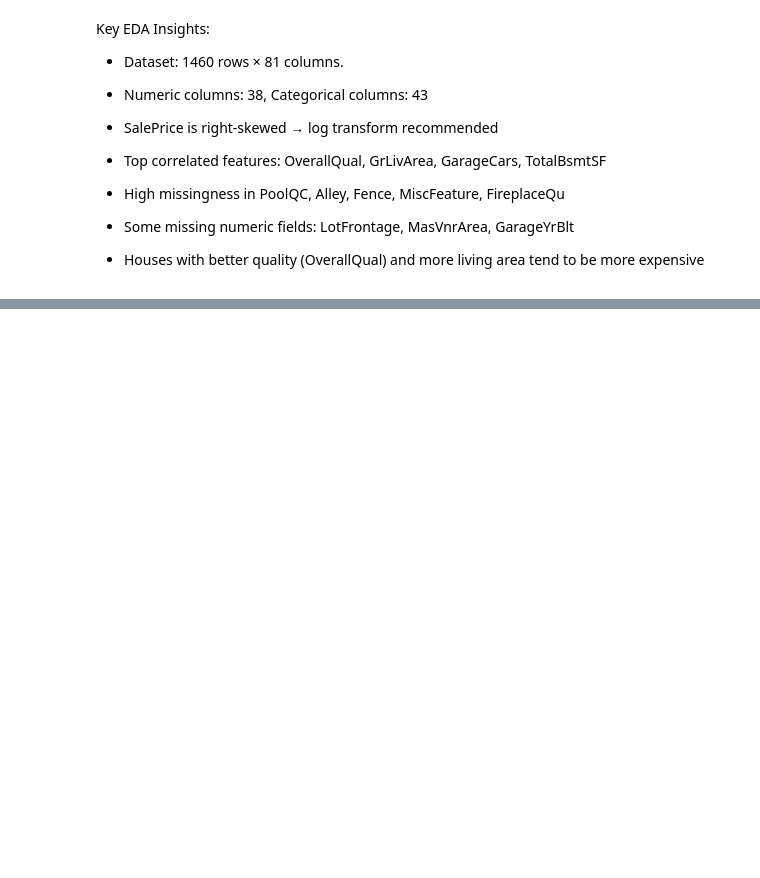
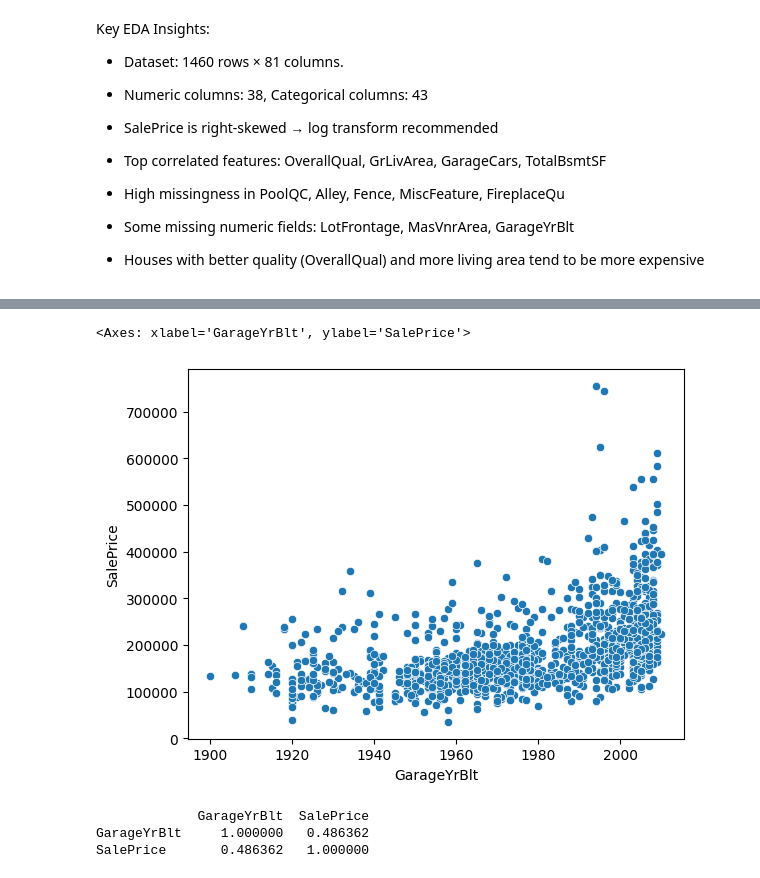
Before and after one commit to harmandeep2993/house-price-prediction, a Jupyter notebook: notebooks/01_eda_fe.ipynb, the cells around one changed output, grey strips where cells are left out. Saved outputs shown, nothing was run; the diff lists cells and outputs as text; code cells hidden in the pictures; blank space fills up the shorter version.

```diff
--- a/notebooks/01_eda_fe.ipynb
+++ b/notebooks/01_eda_fe.ipynb
@@ -308,0 +361,6 @@ Key EDA Insights:
+# %%
+# Fill LotFrontage by neighborhood median
+df['LotFrontage'] = df.groupby('Neighborhood')['LotFrontage'].transform(lambda x: x.fillna(x.median()))
+
+missing_val_lotfrontage=  df['LotFrontage'].isnull().sum()
+print(missing_val_lotfrontage)
@@ -308,0 +426,4 @@ Key EDA Insights:
+# %%
+df['MasVnrArea'].fillna(0, inplace=True)
+
+df['MasVnrType'].fillna("None", inplace=True)
@@ -308,0 +461,12 @@ Key EDA Insights:
+# %%
+sns.scatterplot(x="GarageYrBlt", y="SalePrice", data=df)
+# %% [output]
+<Axes: xlabel='GarageYrBlt', ylabel='SalePrice'>
+[figure, added]
+# %%
+score_core= df[['GarageYrBlt', 'SalePrice']].corr()
+print(score_core)
+# %% [output]
+             GarageYrBlt  SalePrice
+GarageYrBlt     1.000000   0.486362
+SalePrice       0.486362   1.000000
```
Also changed, not shown: parts of 81 cells of this notebook.
